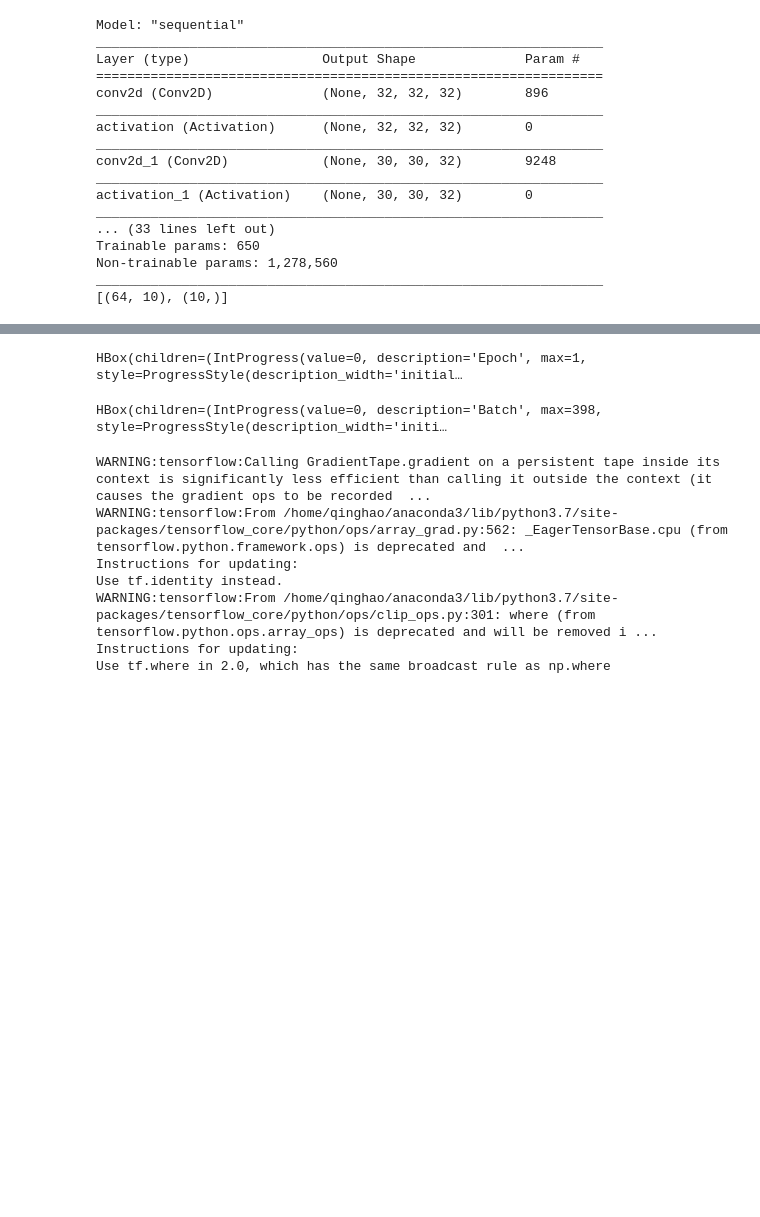
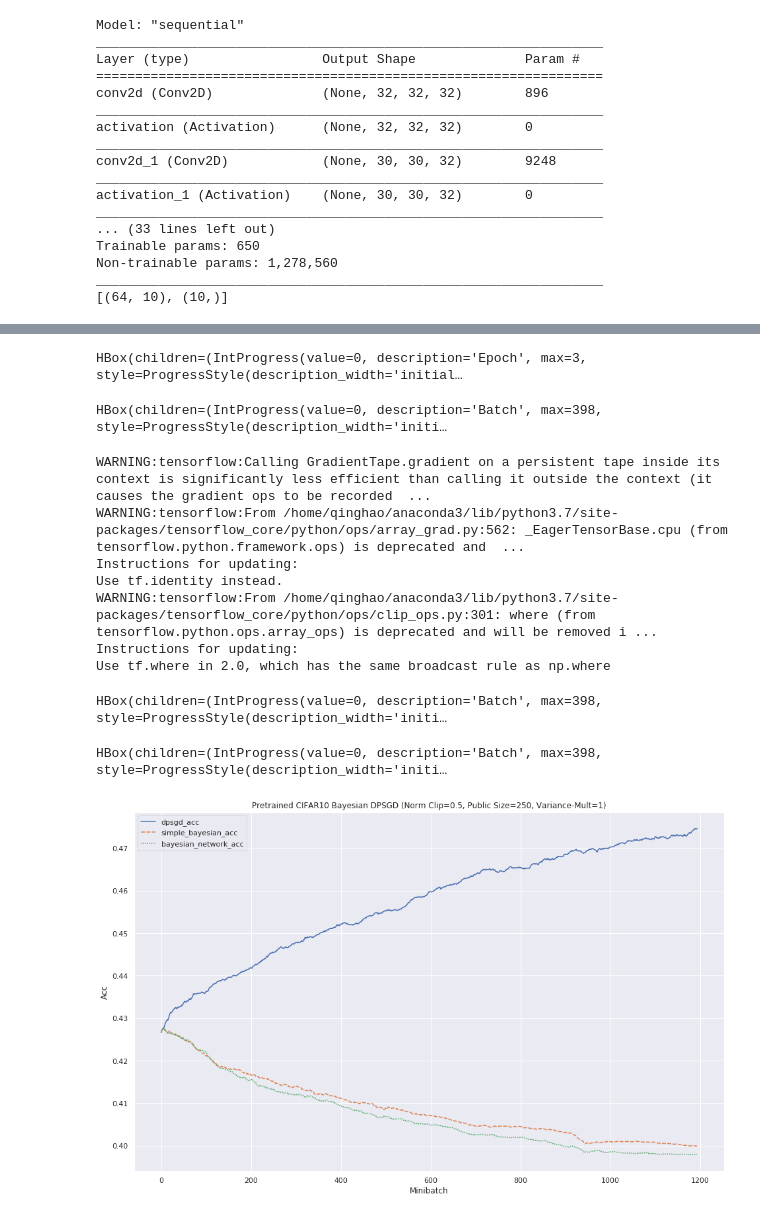
Before and after one commit to qinghao1/gradient, a Jupyter notebook: cifar_bayesian_transfer_learning.ipynb, the cells around one changed output, grey strips where cells are left out. Drawn from its saved outputs; the diff is of its cells as text; code cells hidden in the pictures; blank space fills up the shorter version.

```diff
--- a/cifar_bayesian_transfer_learning.ipynb
+++ b/cifar_bayesian_transfer_learning.ipynb
@@ -222,7 +294,7 @@ def get_public_grads(public_x, public_y, loss_fn, model):
 #     for x, y in tqdm(zip(public_x, public_y), total=public_x.shape[0], desc='Public Dataset Iter'):
         with tf.GradientTape() as tape:
             loss_value = loss_fn(y, model(x))
-            grad = tape.gradient(loss_value, model.trainable_weights)
+        grad = tape.gradient(loss_value, model.trainable_weights)
         if not public_grads:
             public_grads = [[] for _ in grad]
         for i, t in enumerate(grad):
@@ -242,7 +314,7 @@ def get_public_grads_mean_var(public_x, public_y, loss_fn, model):
         k += 1
         with tf.GradientTape() as tape:
             loss_value = loss_fn(y, model(x))
-            grad = tape.gradient(loss_value, model.trainable_weights)
+        grad = tape.gradient(loss_value, model.trainable_weights)
         numpy_grad = [t.numpy() for t in grad]
         if k == 1:
             mean_k = numpy_grad
@@ -256,8 +328,8 @@ def get_public_grads_mean_var(public_x, public_y, loss_fn, model):
     unbiased_variance = [t / (k - 1) for t in v_k]
     return mean_k, unbiased_variance
 
-def evaluate_model(model, loss_fn, x, y):
-    pred = model(x)
+def evaluate_model(model, loss_fn, x, y, batch_size=None):
+    pred = model.predict(x, batch_size=batch_size)
     loss = np.mean(loss_fn(y, pred).numpy())
     acc = np.mean(tf.keras.metrics.categorical_accuracy(y, pred).numpy())
     return (loss, acc)
@@ -268,9 +340,9 @@ pretrained_model = cnn_model()
 pretrained_model.compile(optimizer='adam',
                        loss=loss_fn, metrics=['accuracy'])
 baseline_history = pretrained_model.fit(public_data, public_labels,
-                    epochs=50,
+                    epochs=1000,
                     batch_size=batch_size,
                     verbose=0,
-                    callbacks=[TQDMNotebookCallback(), EarlyStopping(monitor='acc', patience=5)])
+                    callbacks=[TQDMNotebookCallback()])
 evaluate_model(pretrained_model, loss_fn, test_data, test_labels)
 # %% [output]
@@ -288,4 +362,8 @@ HBox(children=(IntProgress(value=0, description='Epoch 8', max=250, style=Progre
 # %%
+sgd_model_pretrained = cnn_model()
+sgd_model_pretrained.set_weights(pretrained_model.get_weights())
+sgd_model_pretrained.compile(optimizer='adam', loss='categorical_crossentropy', metrics=['accuracy'])
+
 dpsgd_model_pretrained = cnn_model()
 dpsgd_model_pretrained.set_weights(pretrained_model.get_weights())
 dpsgd_optimizer_pretrained = DPAdamGaussianOptimizer(
@@ -312,6 +390,9 @@ bayesian_network_model_pretrained.compile(
     optimizer=bayesian_network_optimizer_pretrained, loss=loss_fn, metrics=['accuracy'])
 # %%
 # Iterate over epochs.
+sgd_loss_pretrained_batches = []
+sgd_acc_pretrained_batches = []
+
 dpsgd_loss_pretrained_batches = []
 dpsgd_acc_pretrained_batches = []
 
@@ -334,11 +415,16 @@ for epoch in tqdm(range(epochs), desc='Epoch'):
         x_batch_train = private_data[random_idx]
         y_batch_train = private_labels[random_idx]
 
+        ### Normal SGD
+        loss, acc = evaluate_model(sgd_model_pretrained, loss_fn, train_data, train_labels, batch_size=batch_size)
+        sgd_loss_pretrained_batches.append(loss)
+        sgd_acc_pretrained_batches.append(acc)
+        sgd_model_pretrained.fit(x_batch_train, y_batch_train, batch_size=batch_size, verbose=0)
+
         ### DPSGD pretrained
 
         # Evaluate DPSGD model
-        loss, acc = evaluate_model(dpsgd_model_pretrained, loss_fn, test_data, test_labels)
-#         print('DPSGD Loss: %.4f | Acc: %.4f' % (loss, acc))
+        loss, acc = evaluate_model(dpsgd_model_pretrained, loss_fn, train_data, train_labels, batch_size=batch_size)
         dpsgd_loss_pretrained_batches.append(loss)
         dpsgd_acc_pretrained_batches.append(acc)
 
@@ -369,8 +455,7 @@ for epoch in tqdm(range(epochs), desc='Epoch'):
         ### Our simple Bayesian DPSGD pretrained
 
         # Evaluate custom model
-        loss, acc = evaluate_model(bayesian_model_pretrained, loss_fn, test_data, test_labels)
-#         print('Custom Loss: %.4f | Acc: %.4f' % (loss, acc))
+        loss, acc = evaluate_model(bayesian_model_pretrained, loss_fn, train_data, train_labels, batch_size=batch_size)
         bayesian_loss_pretrained_batches.append(loss)
         bayesian_acc_pretrained_batches.append(acc)
 
@@ -405,7 +490,7 @@ for epoch in tqdm(range(epochs), desc='Epoch'):
         Ys = [grad[0] for grad in grads]
         Xs = [((Y * variances[i]) + (means[i] * gaussian_noise_var)) / (variances[i] + gaussian_noise_var)
               for i, Y in enumerate(Ys)]
-        adjusted_grads = list(zip(Xs, bayesian_model_pretrained.trainable_weights))
+        adjusted_grads = zip(Xs, bayesian_model_pretrained.trainable_weights)
 
         # Run one step of gradient descent by updating
         # the value of the variables to minimize the loss.
@@ -415,8 +500,7 @@ for epoch in tqdm(range(epochs), desc='Epoch'):
         ### Our Bayesian graph DPSGD pretrained
 
         # Evaluate custom model
-        loss, acc = evaluate_model(bayesian_network_model_pretrained, loss_fn, test_data, test_labels)
-#         print('Custom Loss: %.4f | Acc: %.4f' % (loss, acc))
+        loss, acc = evaluate_model(bayesian_network_model_pretrained, loss_fn, train_data, train_labels, batch_size=batch_size)
         bayesian_network_loss_pretrained_batches.append(loss)
         bayesian_network_acc_pretrained_batches.append(acc)
 
@@ -444,12 +528,13 @@ for epoch in tqdm(range(epochs), desc='Epoch'):
 
         public_grads = get_public_grads(public_data, public_labels, loss_fn, bayesian_model_pretrained)
         dp_grads = [g[0].numpy() for g in grads]
-        map_grads = construct_graphical_model_and_get_map(public_grads, dp_grads)
+        map_grads = construct_graphical_model_and_get_map(public_grads, dp_grads, normalize=True)
+        map_grads = [tf.convert_to_tensor(l, dtype='float32') for l in map_grads]
 
         bayesian_network_optimizer_pretrained.apply_gradients(
             zip(map_grads, bayesian_network_model_pretrained.trainable_weights))
 # %% [output]
-HBox(children=(IntProgress(value=0, description='Epoch', max=1, style=ProgressStyle(description_width='initial…
+HBox(children=(IntProgress(value=0, description='Epoch', max=3, style=ProgressStyle(description_width='initial…
 HBox(children=(IntProgress(value=0, description='Batch', max=398, style=ProgressStyle(description_width='initi…
 WARNING:tensorflow:Calling GradientTape.gradient on a persistent tape inside its context is significantly less efficient than calling it outside the context (it causes the gradient ops to be recorded  ...
 WARNING:tensorflow:From /home/qinghao/anaconda3/lib/python3.7/site-packages/tensorflow_core/python/ops/array_grad.py:562: _EagerTensorBase.cpu (from tensorflow.python.framework.ops) is deprecated and  ...
@@ -458,3 +543,5 @@ Use tf.identity instead.
 WARNING:tensorflow:From /home/qinghao/anaconda3/lib/python3.7/site-packages/tensorflow_core/python/ops/clip_ops.py:301: where (from tensorflow.python.ops.array_ops) is deprecated and will be removed i ...
 Instructions for updating:
 Use tf.where in 2.0, which has the same broadcast rule as np.where
+HBox(children=(IntProgress(value=0, description='Batch', max=398, style=ProgressStyle(description_width='initi…
+HBox(children=(IntProgress(value=0, description='Batch', max=398, style=ProgressStyle(description_width='initi…
@@ -472,7 +556,10 @@ print(metrics)
 # %%
 sns.set(rc={'figure.figsize':(16, 10)})
 ax = sns.lineplot(data=metrics)
 ax.set(xlabel='Minibatch', ylabel='Acc',
-       title='Pretrained CIFAR10 Bayesian DPSGD (Norm Clip={}, Public Size={})'.format(l2_norm_clip, public_data.shape[0]))
-plt.savefig('cifar_bayesian_network_variance{}_dpsgd-norm{}.png'
+       title='Pretrained CIFAR10 Bayesian DPSGD (Norm Clip={}, Public Size={}, Variance-Mult={})'.format(
+           l2_norm_clip, public_data.shape[0], public_var_multiplier))
+plt.savefig('cifar_bayesian_network_all_normalized_in-weights_variance{}_dpsgd-norm{}.png'
             .format(public_var_multiplier, l2_norm_clip))
+# %% [output]
+[figure, added]
```
Also changed, not shown: parts of 11 cells of this notebook, 28 other files.
